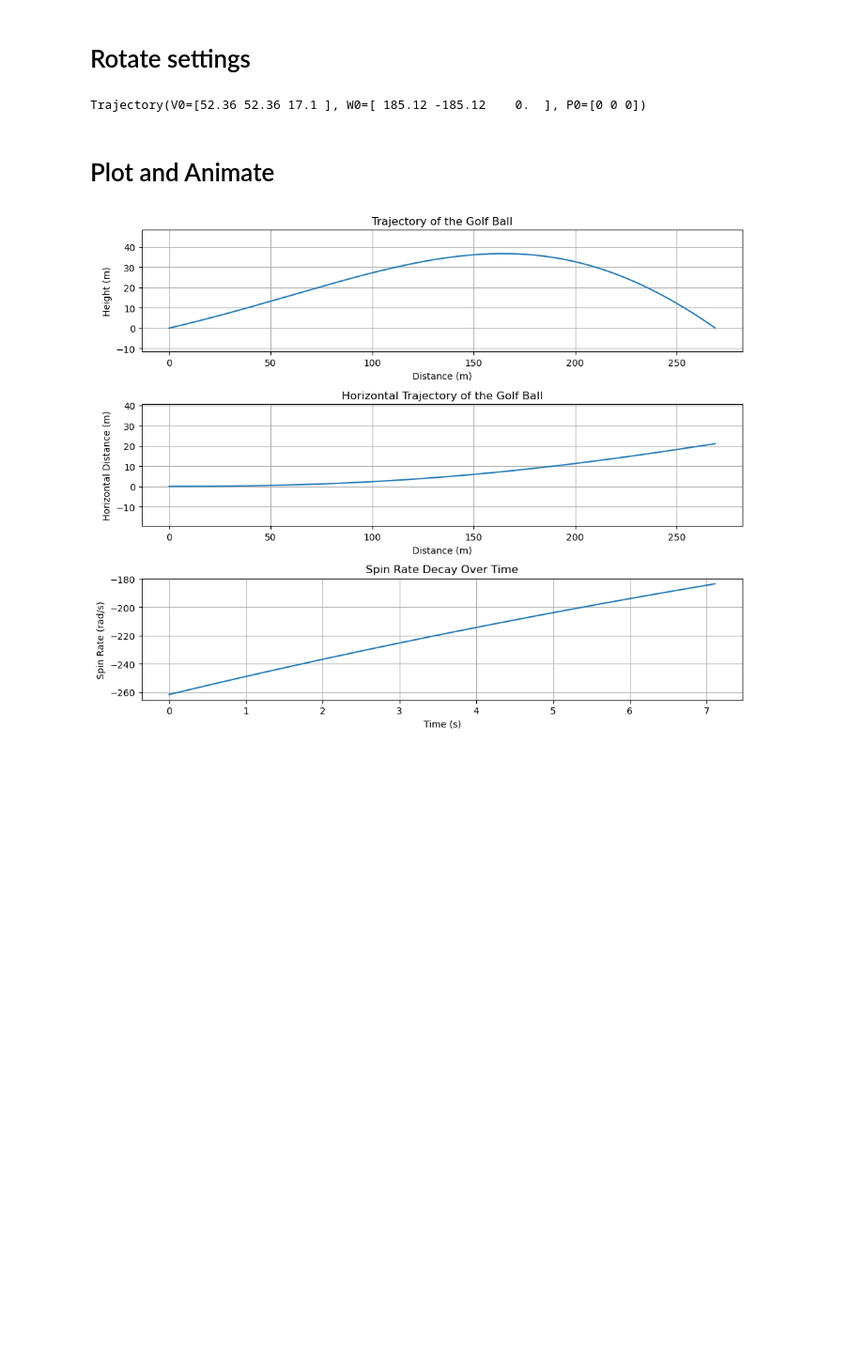
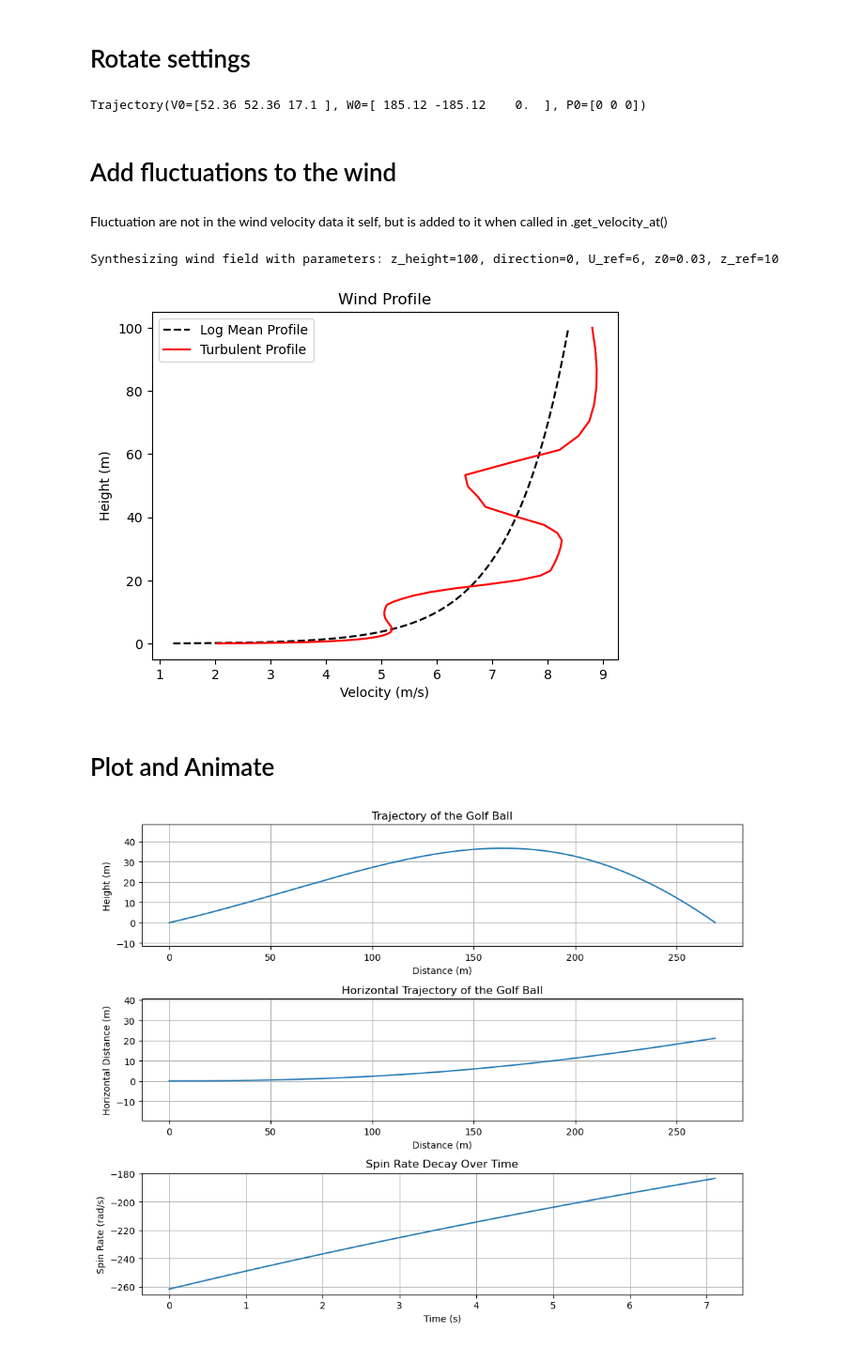
Before and after one commit to JacobManniche/Bachelor_legeplads, a Jupyter notebook: demos/official_demo.ipynb, the cells around one changed output. Shown at 94% size. Cells and saved outputs as stored; diff of their text form; code cells hidden in the pictures; blank space fills up the shorter version.

Commit message:
added fluctuations in windfield

```diff
--- a/demos/official_demo.ipynb
+++ b/demos/official_demo.ipynb
@@ -67,6 +69,31 @@ rotated_traj = traj.rotate(45) # here
 print(rotated_traj) # see how the values are equal in x and y from rotation
 # %% [output]
 Trajectory(V0=[52.36 52.36 17.1 ], W0=[ 185.12 -185.12    0.  ], P0=[0 0 0])
+# %% [markdown]
+# Add fluctuations to the wind
+# %% [markdown]
+Fluctuation are not in the wind velocity data it self, but is added to it when called in .get_velocity_at()
+# %%
+w = WindField(U_ref=6, z_ref=10, fluctuation=True) # create a wind field with fluctuations
+
+z_coords = w.ds.z.values # check the z values are correct
+vel = []
+
+for z in z_coords:
+    vel.append(w.get_velocity_at(z=z)[0])
+
+ # VISUALIZATION OF WIND PROFILE
+import matplotlib.pyplot as plt
+plt.plot(w.ds.U, z_coords, label='Log Mean Profile', color='k', linestyle='--')
+plt.plot(vel, z_coords, label='Turbulent Profile', color='r', linestyle='-')
+plt.xlabel('Velocity (m/s)')
+plt.ylabel('Height (m)')
+plt.title('Wind Profile')
+plt.legend()
+plt.show()
+# %% [output]
+Synthesizing wind field with parameters: z_height=100, direction=0, U_ref=6, z0=0.03, z_ref=10
+[figure, added]
 # %% [markdown]
 # Plot and Animate
 # %%
```
Also changed, not shown: parts of 1 cell of this notebook, 8 other files.
